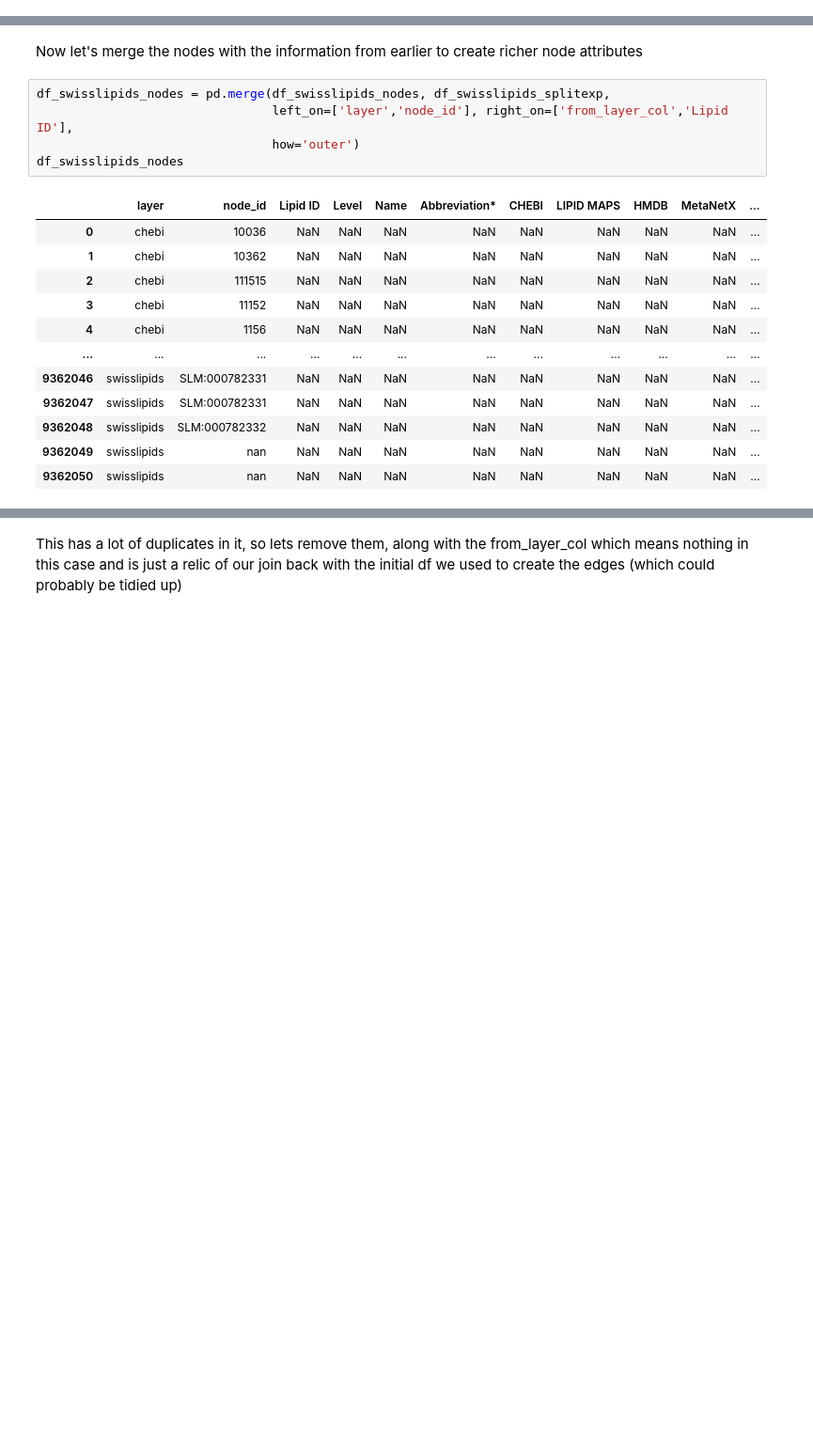
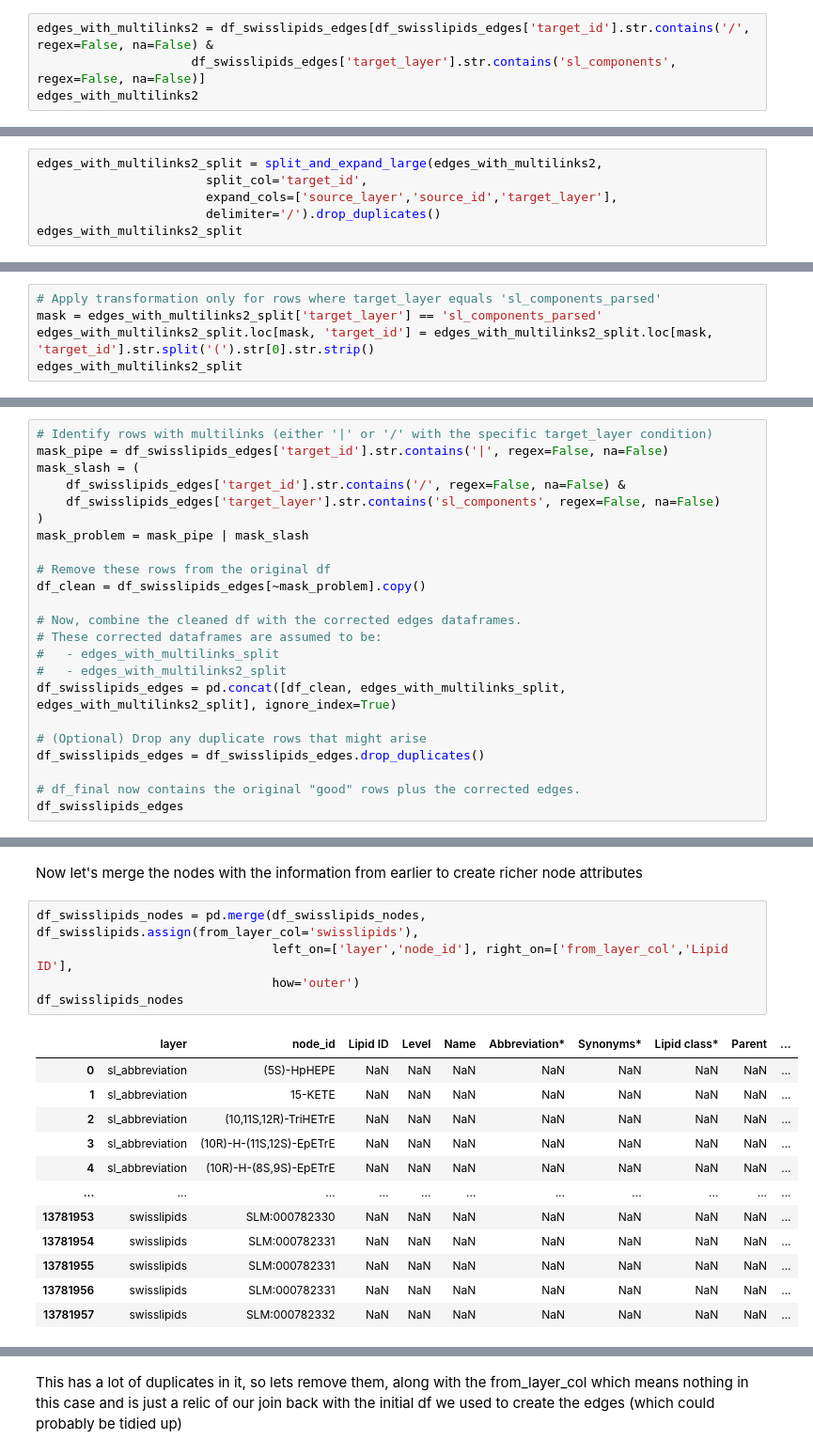
Before and after one commit to saezlab/lipinet, a Jupyter notebook: notebooks/parsing_swisslipids.ipynb, the cells around one changed output, grey strips where cells are left out. Shown: that part at 94% size. Drawn from its saved outputs; the diff is of its cells as text; blank space fills up the shorter version.

Commit message:
Revamped and extended swisslipids parsing to handle multi-value fields

```diff
--- a/notebooks/parsing_swisslipids.ipynb
+++ b/notebooks/parsing_swisslipids.ipynb
@@ -142,0 +379,4 @@ df_swisslipids_edges
+# %%
+edges_with_multilinks2 = df_swisslipids_edges[df_swisslipids_edges['target_id'].str.contains('/', regex=False, na=False) &
+                     df_swisslipids_edges['target_layer'].str.contains('sl_components', regex=False, na=False)]
+edges_with_multilinks2
@@ -142,0 +397,6 @@ df_swisslipids_edges
+# %%
+edges_with_multilinks2_split = split_and_expand_large(edges_with_multilinks2,
+                       split_col='target_id',
+                       expand_cols=['source_layer','source_id','target_layer'],
+                       delimiter='/').drop_duplicates()
+edges_with_multilinks2_split
@@ -142,0 +419,5 @@ df_swisslipids_edges
+# %%
+# Apply transformation only for rows where target_layer equals 'sl_components_parsed'
+mask = edges_with_multilinks2_split['target_layer'] == 'sl_components_parsed'
+edges_with_multilinks2_split.loc[mask, 'target_id'] = edges_with_multilinks2_split.loc[mask, 'target_id'].str.split('(').str[0].str.strip()
+edges_with_multilinks2_split
@@ -142,0 +440,23 @@ df_swisslipids_edges
+# %%
+# Identify rows with multilinks (either '|' or '/' with the specific target_layer condition)
+mask_pipe = df_swisslipids_edges['target_id'].str.contains('|', regex=False, na=False)
+mask_slash = (
+    df_swisslipids_edges['target_id'].str.contains('/', regex=False, na=False) &
+    df_swisslipids_edges['target_layer'].str.contains('sl_components', regex=False, na=False)
+)
+mask_problem = mask_pipe | mask_slash
+
+# Remove these rows from the original df
+df_clean = df_swisslipids_edges[~mask_problem].copy()
+
+# Now, combine the cleaned df with the corrected edges dataframes.
+# These corrected dataframes are assumed to be:
+#   - edges_with_multilinks_split
+#   - edges_with_multilinks2_split
+df_swisslipids_edges = pd.concat([df_clean, edges_with_multilinks_split, edges_with_multilinks2_split], ignore_index=True)
+
+# (Optional) Drop any duplicate rows that might arise
+df_swisslipids_edges = df_swisslipids_edges.drop_duplicates()
+
+# df_final now contains the original "good" rows plus the corrected edges.
+df_swisslipids_edges
@@ -224,20 +540,20 @@ Name: count, Length: 1319298, dtype: int64
 # %% [markdown]
 Now let's merge the nodes with the information from earlier to create richer node attributes
 # %%
-df_swisslipids_nodes = pd.merge(df_swisslipids_nodes, df_swisslipids_splitexp,
+df_swisslipids_nodes = pd.merge(df_swisslipids_nodes, df_swisslipids.assign(from_layer_col='swisslipids'),
                                 left_on=['layer','node_id'], right_on=['from_layer_col','Lipid ID'],
                                 how='outer')
 df_swisslipids_nodes
 # %% [output]
-|  | layer | node_id | Lipid ID | Level | Name | Abbreviation* | CHEBI | LIPID MAPS | HMDB | MetaNetX | ... |
-| 0 | chebi | 10036 | NaN | NaN | NaN | NaN | NaN | NaN | NaN | NaN | ... |
-| 1 | chebi | 10362 | NaN | NaN | NaN | NaN | NaN | NaN | NaN | NaN | ... |
-| 2 | chebi | 111515 | NaN | NaN | NaN | NaN | NaN | NaN | NaN | NaN | ... |
-| 3 | chebi | 11152 | NaN | NaN | NaN | NaN | NaN | NaN | NaN | NaN | ... |
-| 4 | chebi | 1156 | NaN | NaN | NaN | NaN | NaN | NaN | NaN | NaN | ... |
-| ... | ... | ... | ... | ... | ... | ... | ... | ... | ... | ... | ... |
-| 9362046 | swisslipids | SLM:000782331 | NaN | NaN | NaN | NaN | NaN | NaN | NaN | NaN | ... |
-| 9362047 | swisslipids | SLM:000782331 | NaN | NaN | NaN | NaN | NaN | NaN | NaN | NaN | ... |
-| 9362048 | swisslipids | SLM:000782332 | NaN | NaN | NaN | NaN | NaN | NaN | NaN | NaN | ... |
-| 9362049 | swisslipids | nan | NaN | NaN | NaN | NaN | NaN | NaN | NaN | NaN | ... |
-| 9362050 | swisslipids | nan | NaN | NaN | NaN | NaN | NaN | NaN | NaN | NaN | ... |
+|  | layer | node_id | Lipid ID | Level | Name | Abbreviation* | Synonyms* | Lipid class* | Parent | ... |
+| 0 | sl_abbreviation | (5S)-HpHEPE | NaN | NaN | NaN | NaN | NaN | NaN | NaN | ... |
+| 1 | sl_abbreviation | 15-KETE | NaN | NaN | NaN | NaN | NaN | NaN | NaN | ... |
+| 2 | sl_abbreviation | (10,11S,12R)-TriHETrE | NaN | NaN | NaN | NaN | NaN | NaN | NaN | ... |
+| 3 | sl_abbreviation | (10R)-H-(11S,12S)-EpETrE | NaN | NaN | NaN | NaN | NaN | NaN | NaN | ... |
+| 4 | sl_abbreviation | (10R)-H-(8S,9S)-EpETrE | NaN | NaN | NaN | NaN | NaN | NaN | NaN | ... |
+| ... | ... | ... | ... | ... | ... | ... | ... | ... | ... | ... |
+| 13781953 | swisslipids | SLM:000782330 | NaN | NaN | NaN | NaN | NaN | NaN | NaN | ... |
+| 13781954 | swisslipids | SLM:000782331 | NaN | NaN | NaN | NaN | NaN | NaN | NaN | ... |
+| 13781955 | swisslipids | SLM:000782331 | NaN | NaN | NaN | NaN | NaN | NaN | NaN | ... |
+| 13781956 | swisslipids | SLM:000782331 | NaN | NaN | NaN | NaN | NaN | NaN | NaN | ... |
+| 13781957 | swisslipids | SLM:000782332 | NaN | NaN | NaN | NaN | NaN | NaN | NaN | ... |
```
Also changed, not shown: parts of 50 cells of this notebook, 1 other file.
